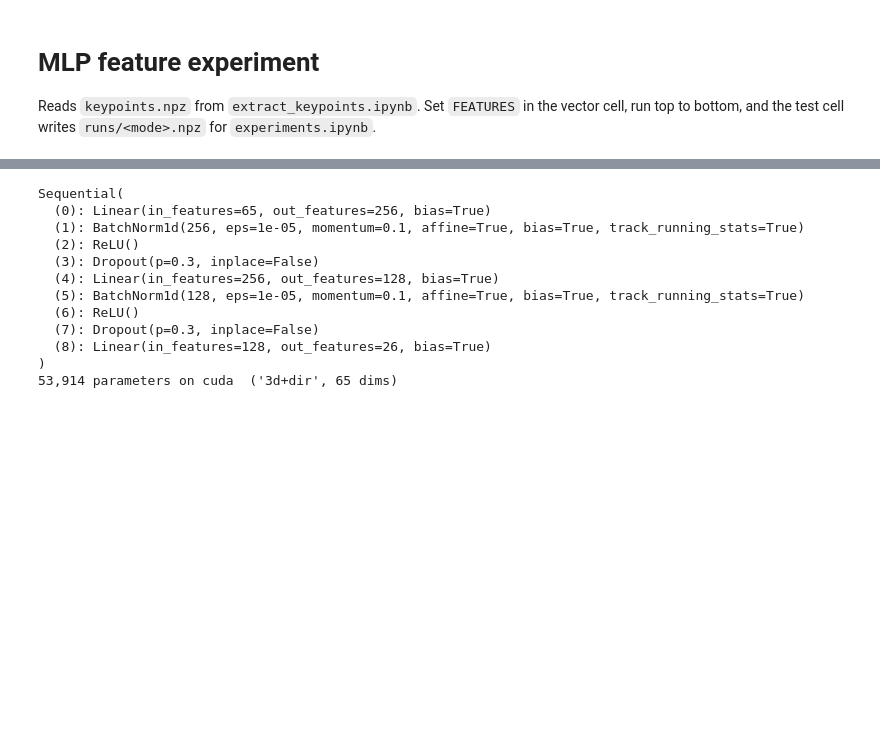
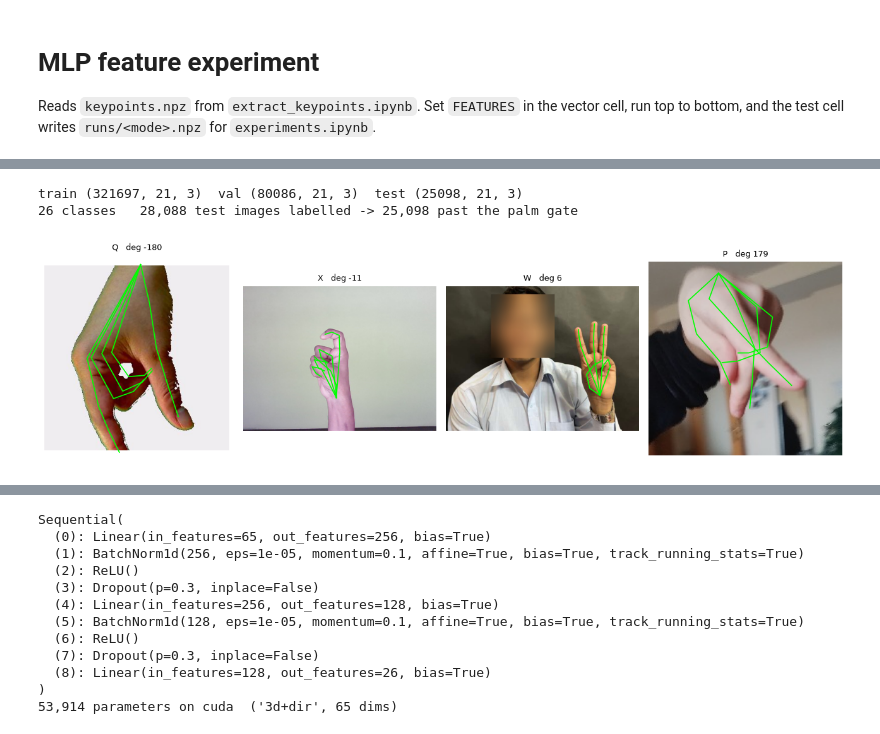
Before and after one commit to PaulMsk141/SIgn-Language-, a Jupyter notebook: experiment_mlp.ipynb, the cells around one changed output, grey strips where cells are left out. Saved outputs shown, nothing was run; the diff lists cells and outputs as text; code cells hidden in the pictures; blank space fills up the shorter version.

```diff
--- a/experiment_mlp.ipynb
+++ b/experiment_mlp.ipynb
@@ -220,0 +7,71 @@ X_train (557662, 65)  X_val (69725, 65)  range [0.00, 1.00]
+# %%
+# --- Cached landmarks, turned back to the pose the hand was held in ----------------
+# The palm detector spun every crop by deg to stand its hand up, so the cached
+# landmarks lost that pose; turning them back by deg puts it into the numbers.
+# kp is a fraction of the crop, so it turns about the crop centre. world shares the
+# crop's axes and turns about its own origin, which by linearity is the same as
+# turning the wrist-relative offsets the cells below build. z is the rotation axis
+# in both and is left alone.
+from pathlib import Path
+
+import cv2
+import matplotlib.pyplot as plt
+import numpy as np
+
+KEYPOINTS = Path("keypoints.npz")   # written by extract_keypoints.ipynb
+FINGERS = [(0, 1, 2, 3, 4), (0, 5, 6, 7, 8), (0, 9, 10, 11, 12),
+           (0, 13, 14, 15, 16), (0, 17, 18, 19, 20)]
+
+_z = np.load(KEYPOINTS)
+CLASSES = [str(c) for c in _z["classes"]]
+train_presence, train_handed, train_labels, train_deg = (
+    _z["train_presence"], _z["train_handed"], _z["train_labels"], _z["train_deg"])
+val_presence, val_handed, val_labels, val_deg = (
+    _z["val_presence"], _z["val_handed"], _z["val_labels"], _z["val_deg"])
+test_presence, test_handed, test_labels, test_deg, test_left = (
+    _z["test_presence"], _z["test_handed"], _z["test_labels"], _z["test_deg"],
+    _z["test_left"])
+test_labelled, test_detected = int(_z["test_labelled"]), int(_z["test_detected"])
+
+
+def unrotate(split):
+    """Cached kp, world -> the same hands at the tilt they had in the source image."""
+    kp, world = _z[f"{split}_kp"].copy(), _z[f"{split}_world"].copy()
+    rad = np.radians(_z[f"{split}_deg"])
+    c, s = np.cos(rad), np.sin(rad)
+    turn = np.stack([np.stack([c, -s], -1), np.stack([s, c], -1)], -2)
+    kp[..., :2] = 0.5 + np.einsum("nij,nkj->nki", turn, kp[..., :2] - 0.5)
+    world[..., :2] = np.einsum("nij,nkj->nki", turn, world[..., :2])
+    return kp, world
+
+
+train_kp, train_world = unrotate("train")
+val_kp, val_world = unrotate("val")
+test_kp, test_world = unrotate("test")
+# A turn moves every landmark around the centre, never towards or away from it.
+assert np.allclose(np.linalg.norm(train_kp[..., :2] - 0.5, axis=-1),
+                   np.linalg.norm(_z["train_kp"][..., :2] - 0.5, axis=-1), atol=1e-5)
+
+print(f"train {train_kp.shape}  val {val_kp.shape}  test {test_kp.shape}")
+print(f"{len(CLASSES)} classes   "
+      f"{test_labelled:,} test images labelled -> {test_detected:,} past the palm gate")
+
+# Direction is the one part the maths cannot confirm on its own, so put the turned
+# landmarks back on the source image. roi is (cx, cy, side), so a crop-fraction offset
+# becomes a pixel offset from the ROI centre once scaled by side. A skeleton sitting
+# on the hand means deg was undone the right way round; these rows span its range.
+_rows = np.argsort(train_deg)[np.linspace(0, len(train_kp) - 1, 4).astype(int)]
+fig, axes = plt.subplots(1, 4, figsize=(13, 3.6))
+for ax, row in zip(axes, _rows):
+    cx, cy, side = _z["train_roi"][row]
+    pts = np.array([cx, cy]) + side * (train_kp[row, :, :2] - 0.5)
+    ax.imshow(cv2.cvtColor(cv2.imread(_z["train_paths"][row]), cv2.COLOR_BGR2RGB))
+    for finger in FINGERS:
+        ax.plot(pts[list(finger), 0], pts[list(finger), 1], "-", lw=1.2, c="lime")
+    ax.set_title(f"{CLASSES[train_labels[row]]}   deg {train_deg[row]:.0f}", fontsize=9)
+    ax.axis("off")
+plt.tight_layout()
+# %% [output]
+train (321697, 21, 3)  val (80086, 21, 3)  test (25098, 21, 3)
+26 classes   28,088 test images labelled -> 25,098 past the palm gate
+[figure, added]
```
Also changed, not shown: parts of 6 cells of this notebook, 1 other file.
